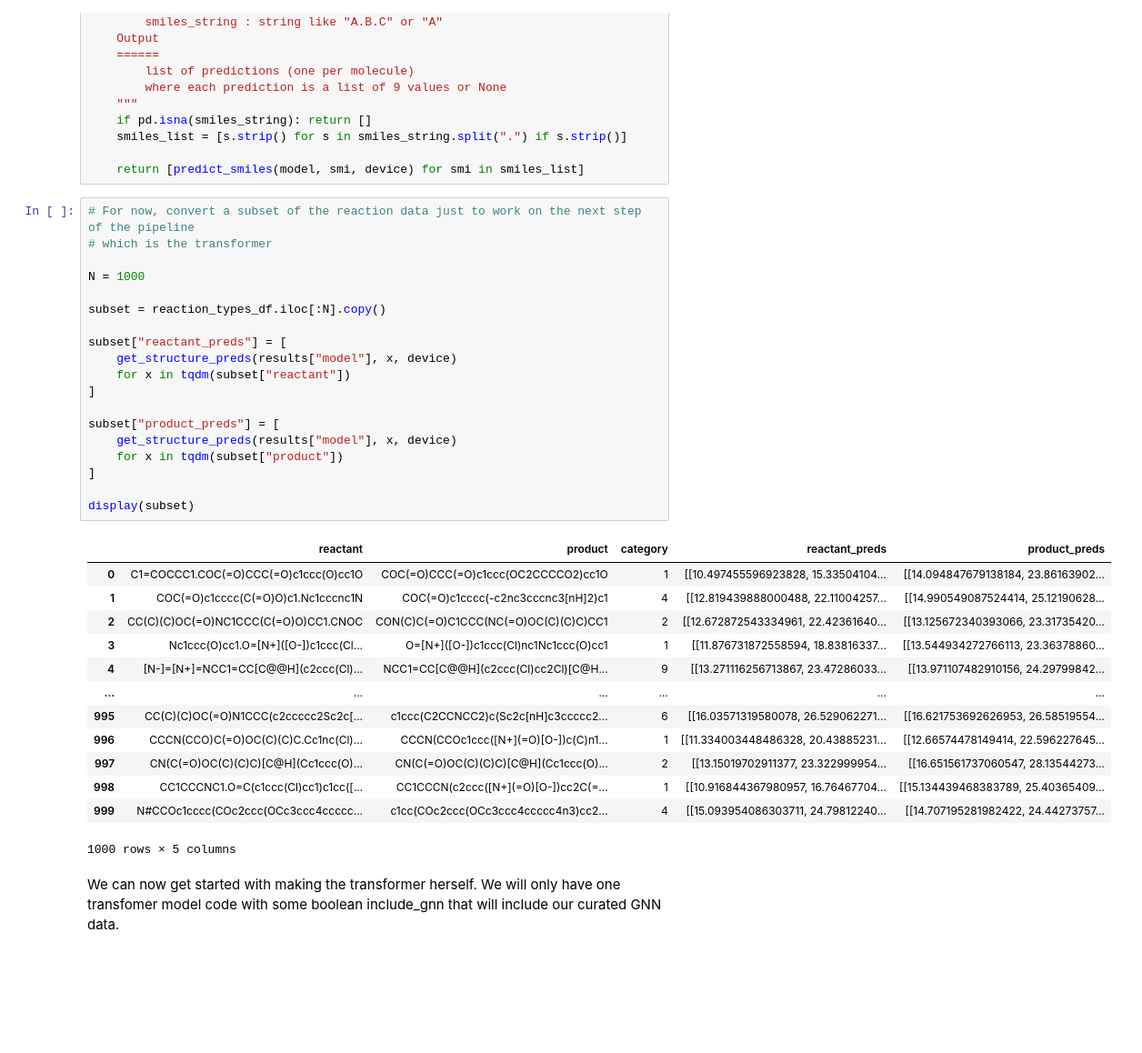
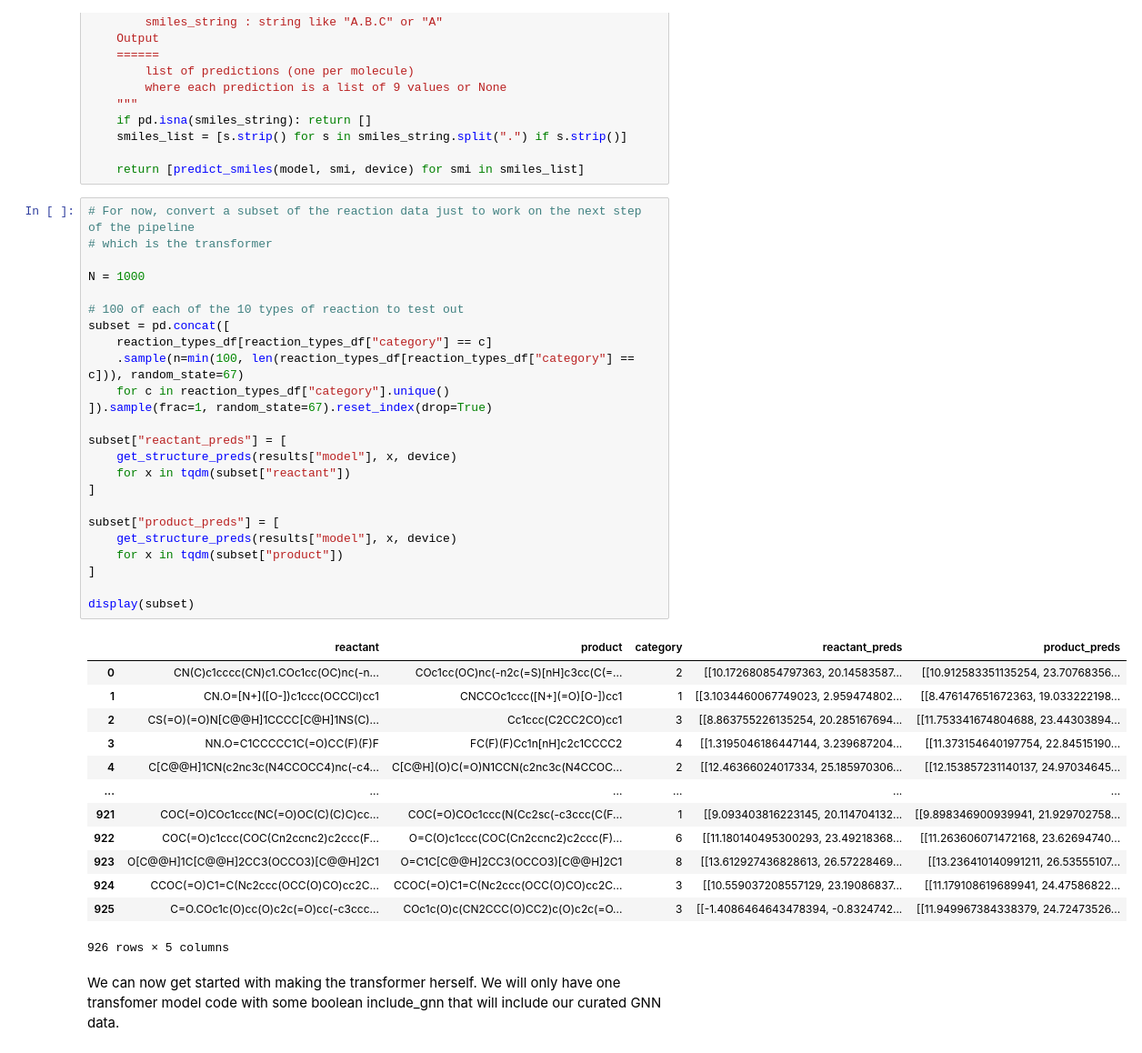
Before and after one commit to joshuatree-hub/Chem-C242-Final-Project-Organic-Reactions, a Jupyter notebook: gnn_development/gnn_and_transformer.ipynb, the cells around one changed output. Shown at 91% size. Saved outputs shown, nothing was run; the diff lists cells and outputs as text; blank space fills up the shorter version.

```diff
--- a/gnn_development/gnn_and_transformer.ipynb
+++ b/gnn_development/gnn_and_transformer.ipynb
@@ -1407,36 +1407,41 @@ def get_structure_preds(model, smiles_string, device):
 # %%
 # For now, convert a subset of the reaction data just to work on the next step of the pipeline
 # which is the transformer
 
 N = 1000
 
-subset = reaction_types_df.iloc[:N].copy()
+# 100 of each of the 10 types of reaction to test out
+subset = pd.concat([
+    reaction_types_df[reaction_types_df["category"] == c]
+    .sample(n=min(100, len(reaction_types_df[reaction_types_df["category"] == c])), random_state=67)
+    for c in reaction_types_df["category"].unique()
+]).sample(frac=1, random_state=67).reset_index(drop=True)
 
 subset["reactant_preds"] = [
     get_structure_preds(results["model"], x, device)
     for x in tqdm(subset["reactant"])
 ]
 
 subset["product_preds"] = [
     get_structure_preds(results["model"], x, device)
     for x in tqdm(subset["product"])
 ]
 
 display(subset)
 # %% [output]
 |  | reactant | product | category | reactant_preds | product_preds |
-| 0 | C1=COCCC1.COC(=O)CCC(=O)c1ccc(O)cc1O | COC(=O)CCC(=O)c1ccc(OC2CCCCO2)cc1O | 1 | [[10.497455596923828, 15.33504104... | [[14.094847679138184, 23.86163902... |
-| 1 | COC(=O)c1cccc(C(=O)O)c1.Nc1cccnc1N | COC(=O)c1cccc(-c2nc3cccnc3[nH]2)c1 | 4 | [[12.819439888000488, 22.11004257... | [[14.990549087524414, 25.12190628... |
-| 2 | CC(C)(C)OC(=O)NC1CCC(C(=O)O)CC1.CNOC | CON(C)C(=O)C1CCC(NC(=O)OC(C)(C)C)CC1 | 2 | [[12.672872543334961, 22.42361640... | [[13.125672340393066, 23.31735420... |
-| 3 | Nc1ccc(O)cc1.O=[N+]([O-])c1ccc(Cl... | O=[N+]([O-])c1ccc(Cl)nc1Nc1ccc(O)cc1 | 1 | [[11.876731872558594, 18.83816337... | [[13.544934272766113, 23.36378860... |
-| 4 | [N-]=[N+]=NCC1=CC[C@@H](c2ccc(Cl)... | NCC1=CC[C@@H](c2ccc(Cl)cc2Cl)[C@H... | 9 | [[13.271116256713867, 23.47286033... | [[13.971107482910156, 24.29799842... |
+| 0 | CN(C)c1cccc(CN)c1.COc1cc(OC)nc(-n... | COc1cc(OC)nc(-n2c(=S)[nH]c3cc(C(=... | 2 | [[10.172680854797363, 20.14583587... | [[10.912583351135254, 23.70768356... |
+| 1 | CN.O=[N+]([O-])c1ccc(OCCCl)cc1 | CNCCOc1ccc([N+](=O)[O-])cc1 | 1 | [[3.1034460067749023, 2.959474802... | [[8.476147651672363, 19.033222198... |
+| 2 | CS(=O)(=O)N[C@@H]1CCCC[C@H]1NS(C)... | Cc1ccc(C2CC2CO)cc1 | 3 | [[8.863755226135254, 20.285167694... | [[11.753341674804688, 23.44303894... |
+| 3 | NN.O=C1CCCCC1C(=O)CC(F)(F)F | FC(F)(F)Cc1n[nH]c2c1CCCC2 | 4 | [[1.3195046186447144, 3.239687204... | [[11.373154640197754, 22.84515190... |
+| 4 | C[C@@H]1CN(c2nc3c(N4CCOCC4)nc(-c4... | C[C@H](O)C(=O)N1CCN(c2nc3c(N4CCOC... | 2 | [[12.46366024017334, 25.185970306... | [[12.153857231140137, 24.97034645... |
 | ... | ... | ... | ... | ... | ... |
-| 995 | CC(C)(C)OC(=O)N1CCC(c2ccccc2Sc2c[... | c1ccc(C2CCNCC2)c(Sc2c[nH]c3ccccc2... | 6 | [[16.03571319580078, 26.529062271... | [[16.621753692626953, 26.58519554... |
-| 996 | CCCN(CCO)C(=O)OC(C)(C)C.Cc1nc(Cl)... | CCCN(CCOc1ccc([N+](=O)[O-])c(C)n1... | 1 | [[11.334003448486328, 20.43885231... | [[12.66574478149414, 22.596227645... |
-| 997 | CN(C(=O)OC(C)(C)C)[C@H](Cc1ccc(O)... | CN(C(=O)OC(C)(C)C)[C@H](Cc1ccc(O)... | 2 | [[13.15019702911377, 23.322999954... | [[16.651561737060547, 28.13544273... |
-| 998 | CC1CCCNC1.O=C(c1ccc(Cl)cc1)c1cc([... | CC1CCCN(c2ccc([N+](=O)[O-])cc2C(=... | 1 | [[10.916844367980957, 16.76467704... | [[15.134439468383789, 25.40365409... |
-| 999 | N#CCOc1cccc(COc2ccc(OCc3ccc4ccccc... | c1cc(COc2ccc(OCc3ccc4ccccc4n3)cc2... | 4 | [[15.093954086303711, 24.79812240... | [[14.707195281982422, 24.44273757... |
+| 921 | COC(=O)COc1ccc(NC(=O)OC(C)(C)C)cc... | COC(=O)COc1ccc(N(Cc2sc(-c3ccc(C(F... | 1 | [[9.093403816223145, 20.114704132... | [[9.898346900939941, 21.929702758... |
+| 922 | COC(=O)c1ccc(COC(Cn2ccnc2)c2ccc(F... | O=C(O)c1ccc(COC(Cn2ccnc2)c2ccc(F)... | 6 | [[11.180140495300293, 23.49218368... | [[11.263606071472168, 23.62694740... |
+| 923 | O[C@@H]1C[C@@H]2CC3(OCCO3)[C@@H]2C1 | O=C1C[C@@H]2CC3(OCCO3)[C@@H]2C1 | 8 | [[13.612927436828613, 26.57228469... | [[13.236410140991211, 26.53555107... |
+| 924 | CCOC(=O)C1=C(Nc2ccc(OCC(O)CO)cc2C... | CCOC(=O)C1=C(Nc2ccc(OCC(O)CO)cc2C... | 3 | [[10.559037208557129, 23.19086837... | [[11.179108619689941, 24.47586822... |
+| 925 | C=O.COc1c(O)cc(O)c2c(=O)cc(-c3ccc... | COc1c(O)c(CN2CCC(O)CC2)c(O)c2c(=O... | 3 | [[-1.4086464643478394, -0.8324742... | [[11.949967384338379, 24.72473526... |
-1000 rows × 5 columns
+926 rows × 5 columns
 # %% [markdown]
 We can now get started with making the transformer herself. We will only have one transfomer model code with some boolean include_gnn that will include our curated GNN data.
 # %%
```
Also changed, not shown: parts of 12 cells of this notebook, 2 other files.
